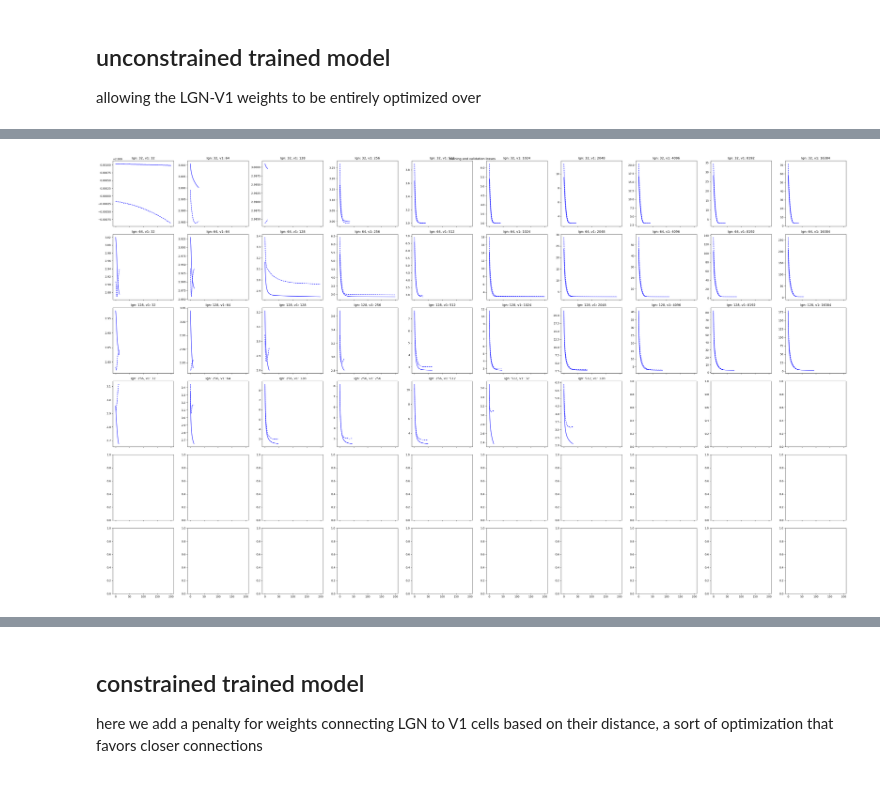
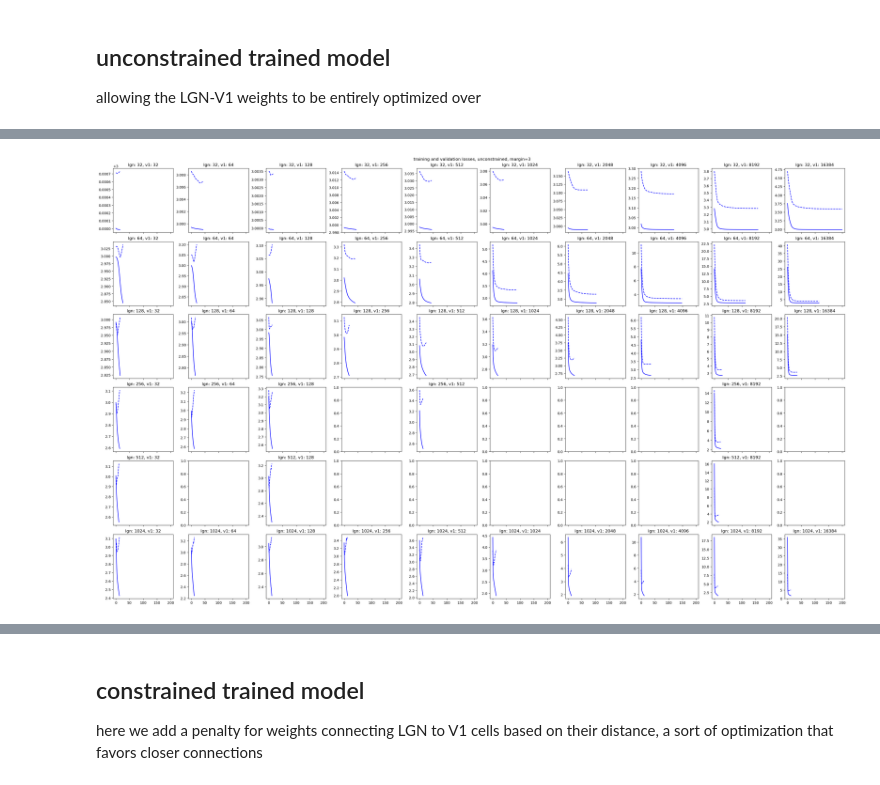
Before and after one commit to MarioDipoppa/thalamocortical_powerlaw, a Jupyter notebook: ringach_analysis.ipynb, the cells around one changed output, grey strips where cells are left out. Drawn from its saved outputs; the diff is of its cells as text; code cells hidden in the pictures.

```diff
--- a/ringach_analysis.ipynb
+++ b/ringach_analysis.ipynb
@@ -198,0 +281,10 @@ for file in model_files:
+# %%
+model_history_files = glob.glob("/u/home/s/skirti/scratch/dipoppa-lab/thalamocortical-expansion/02_code/thalamocortical_powerlaw/train_unconstrained_margin0/cpu_safe/train_history*.pkl")
+model_histories = []
+
+for file in model_history_files:
+    with open(file, 'rb') as f:
+        model_histories.append(pickle.load(f))
+# %%
+# sort the histories so they show up in order for plotting
+model_histories = sorted(model_histories, key=lambda x: (x['lgn'], x['v1']))
@@ -199,3 +339,11 @@ for file in model_files:
+# %%
+model_files = glob.glob("/u/home/s/skirti/scratch/dipoppa-lab/thalamocortical-expansion/02_code/thalamocortical_powerlaw/results_unconstrained_margin3/*.pkl")
+metrics = ["v1_gini", "test_viol", "test_loss"]
+models = []
+
+for file in model_files:
+    with open(file, 'rb') as f:
+        models.append(pickle.load(f))
 # %%
 fig, ax = plt.subplots(3, 6, figsize=(24, 12))
 
@@ -275,5 +423,5 @@ plt.show()
 # %%
-model_history_files = glob.glob("/u/home/s/skirti/dipoppa-lab/dipoppa-lab/thalamocortical-expansion/02_code/thalamocortical_powerlaw/train_results_ringach_unconstrained/train_history*.pkl")
+model_history_files = glob.glob("/u/home/s/skirti/scratch/dipoppa-lab/thalamocortical-expansion/02_code/thalamocortical_powerlaw/train_unconstrained_margin3/cpu_safe/train_history*.pkl")
 model_histories = []
 
 for file in model_history_files:
@@ -305,22 +433,23 @@ model_histories[0]
 # %%
-fig, ax = plt.subplots(6, 10, figsize=(40, 24), sharex=True)
+fig, ax = plt.subplots(6, 10, figsize=(30, 18), sharex=True)
 
 history_index = 0
 for i,l in enumerate(lgn_shapes):
     for j,v in enumerate(v1_shapes):
 
-        # plot the violations/loss over training
+        # plot the loss over training
         try:
-            ax[i][j].plot(model_histories[history_index]["train_losses"], "b-")
-            ax[i][j].plot(model_histories[history_index]["val_losses"], "b--")
-            ax[i][j].set_title(f"lgn: {model_histories[history_index]["lgn"]}, v1: {model_histories[history_index]["v1"]}")
+            mh = model_histories[history_index]
+            ax[int(np.log2(mh["lgn"])) - 5][int(np.log2(mh["v1"])) - 5].plot(mh["train_losses"], "b-")
+            ax[int(np.log2(mh["lgn"])) - 5][int(np.log2(mh["v1"])) - 5].plot(mh["val_losses"], "b--")
+            ax[int(np.log2(mh["lgn"])) - 5][int(np.log2(mh["v1"])) - 5].set_title(f"lgn: {mh['lgn']}, v1: {mh['v1']}")
         except:
             continue
 
         history_index += 1
 
-fig.suptitle("training and validation losses")
-fig.set_tight_layout(True)
+fig.suptitle("training and validation losses, unconstrained, margin=3")
+fig.set_constrained_layout(True)
 plt.show()
 # %% [output]
-[figure, old version]
+[figure, new version]
```
Also changed, not shown: parts of 21 cells of this notebook, 5 other files.
